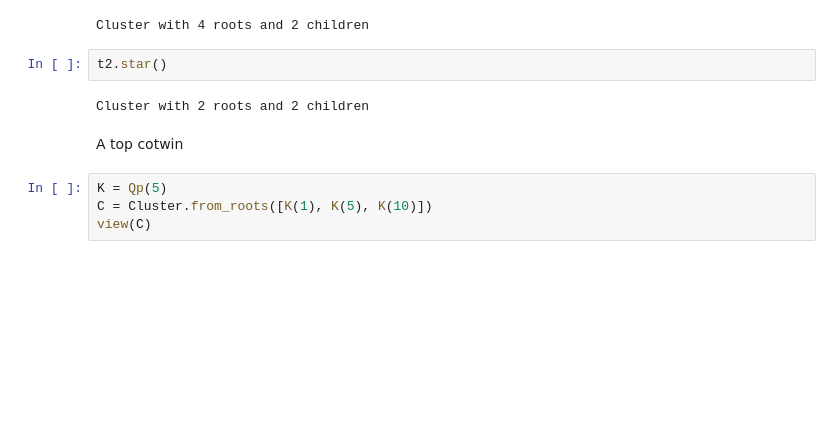
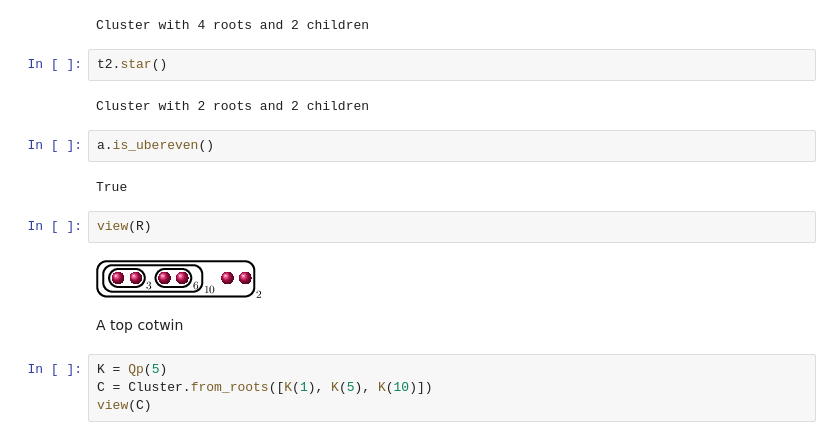
Before and after one commit to alexjbest/cluster-pictures, a Jupyter notebook: demo.ipynb, the cells around one changed output. Saved outputs shown, nothing was run; the diff lists cells and outputs as text; blank space fills up the shorter version.

```diff
--- a/demo.ipynb
+++ b/demo.ipynb
@@ -407,6 +407,14 @@ Cluster with 4 roots and 2 children
 t2.star()
 # %% [output]
 Cluster with 2 roots and 2 children
+# %%
+a.is_ubereven()
+# %% [output]
+True
+# %%
+view(R)
+# %% [output]
+[figure, added]
 # %% [markdown]
 A top cotwin
 # %%
```
Also changed, not shown: parts of 7 cells of this notebook, 2 other files.
